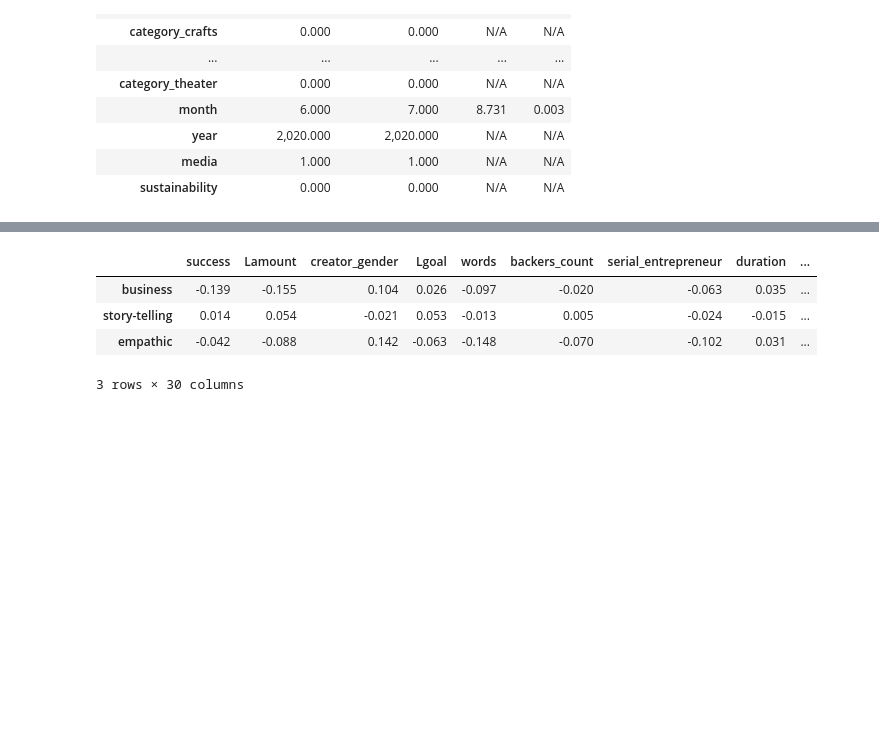
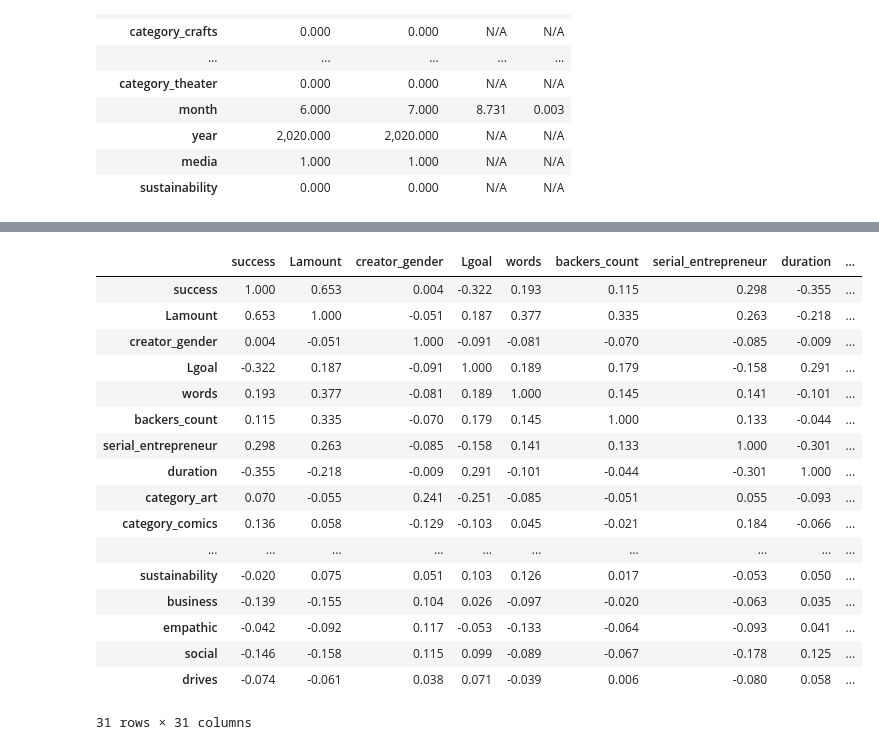
Before and after one commit to MaxPersoon/KickstarterScraper, a Jupyter notebook: dataProcessing.ipynb, the cells around one changed output, grey strips where cells are left out. Drawn from its saved outputs; the diff is of its cells as text; code cells hidden in the pictures; blank space fills up the shorter version.

Commit message:
More tables :100:

```diff
--- a/dataProcessing.ipynb
+++ b/dataProcessing.ipynb
@@ -253,8 +257,8 @@ table4
 # %%
 liwcData = pd.read_csv('LIWC-22 Results - finalData - LIWC Analysis.csv')
 liwcData = liwcData.set_index('projectID')
-liwcData = liwcData[data.columns.tolist() + ['money', 'Conversation', 'emo_pos']]
-liwcData = liwcData.rename(columns={'money': 'business', 'Conversation': 'story-telling', 'emo_pos': 'empathic'})
+liwcData = liwcData[data.columns.tolist() + ['money', 'emotion', 'Social', 'Drives']]
+liwcData = liwcData.rename(columns={'money': 'business', 'emotion': 'empathic', 'Social': 'social', 'Drives': 'drives'})
 liwcData
 # %% [output]
 |  | success | Lamount | creator_gender | Lgoal | words | backers_count | serial_entrepreneur | duration | ... |
@@ -307,11 +329,24 @@ table6
 # %%
 # Table 7
 table7 = liwcData.corr()
-table7 = table7[-3:]
+table7.to_csv('Tables/correlation matrix.csv')
 table7
 # %% [output]
 |  | success | Lamount | creator_gender | Lgoal | words | backers_count | serial_entrepreneur | duration | ... |
+| success | 1.000 | 0.653 | 0.004 | -0.322 | 0.193 | 0.115 | 0.298 | -0.355 | ... |
+| Lamount | 0.653 | 1.000 | -0.051 | 0.187 | 0.377 | 0.335 | 0.263 | -0.218 | ... |
+| creator_gender | 0.004 | -0.051 | 1.000 | -0.091 | -0.081 | -0.070 | -0.085 | -0.009 | ... |
+| Lgoal | -0.322 | 0.187 | -0.091 | 1.000 | 0.189 | 0.179 | -0.158 | 0.291 | ... |
+| words | 0.193 | 0.377 | -0.081 | 0.189 | 1.000 | 0.145 | 0.141 | -0.101 | ... |
+| backers_count | 0.115 | 0.335 | -0.070 | 0.179 | 0.145 | 1.000 | 0.133 | -0.044 | ... |
+| serial_entrepreneur | 0.298 | 0.263 | -0.085 | -0.158 | 0.141 | 0.133 | 1.000 | -0.301 | ... |
+| duration | -0.355 | -0.218 | -0.009 | 0.291 | -0.101 | -0.044 | -0.301 | 1.000 | ... |
+| category_art | 0.070 | -0.055 | 0.241 | -0.251 | -0.085 | -0.051 | 0.055 | -0.093 | ... |
+| category_comics | 0.136 | 0.058 | -0.129 | -0.103 | 0.045 | -0.021 | 0.184 | -0.066 | ... |
+| ... | ... | ... | ... | ... | ... | ... | ... | ... | ... |
+| sustainability | -0.020 | 0.075 | 0.051 | 0.103 | 0.126 | 0.017 | -0.053 | 0.050 | ... |
 | business | -0.139 | -0.155 | 0.104 | 0.026 | -0.097 | -0.020 | -0.063 | 0.035 | ... |
-| story-telling | 0.014 | 0.054 | -0.021 | 0.053 | -0.013 | 0.005 | -0.024 | -0.015 | ... |
-| empathic | -0.042 | -0.088 | 0.142 | -0.063 | -0.148 | -0.070 | -0.102 | 0.031 | ... |
+| empathic | -0.042 | -0.092 | 0.117 | -0.053 | -0.133 | -0.064 | -0.093 | 0.041 | ... |
+| social | -0.146 | -0.158 | 0.115 | 0.099 | -0.089 | -0.067 | -0.178 | 0.125 | ... |
+| drives | -0.074 | -0.061 | 0.038 | 0.071 | -0.039 | 0.006 | -0.080 | 0.058 | ... |
-3 rows × 30 columns
+31 rows × 31 columns
```
Also changed, not shown: parts of 8 cells of this notebook, 7 other files.
